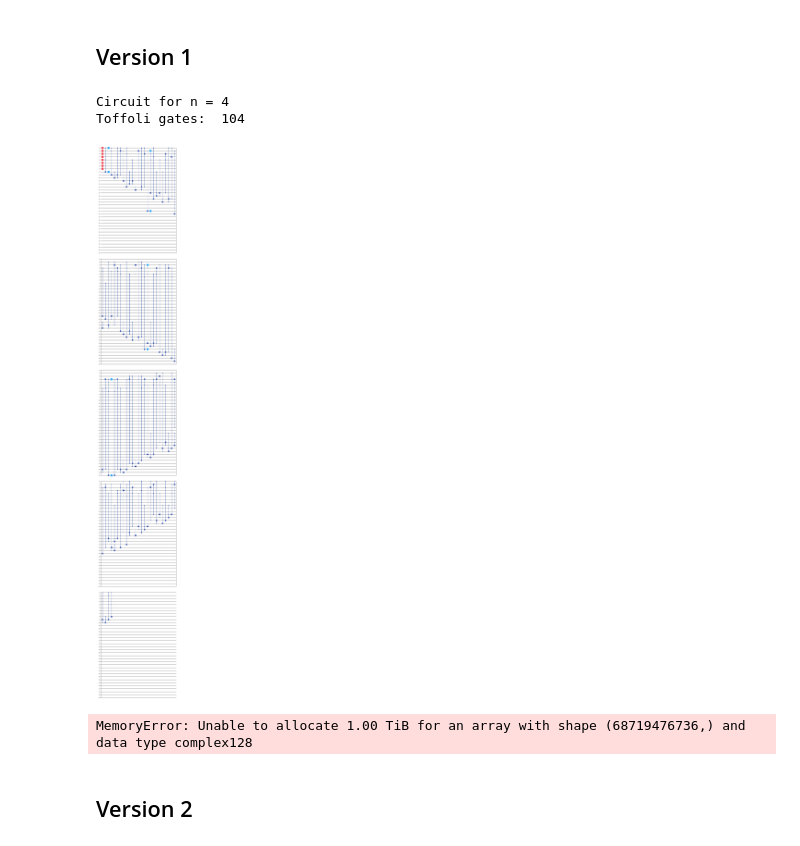
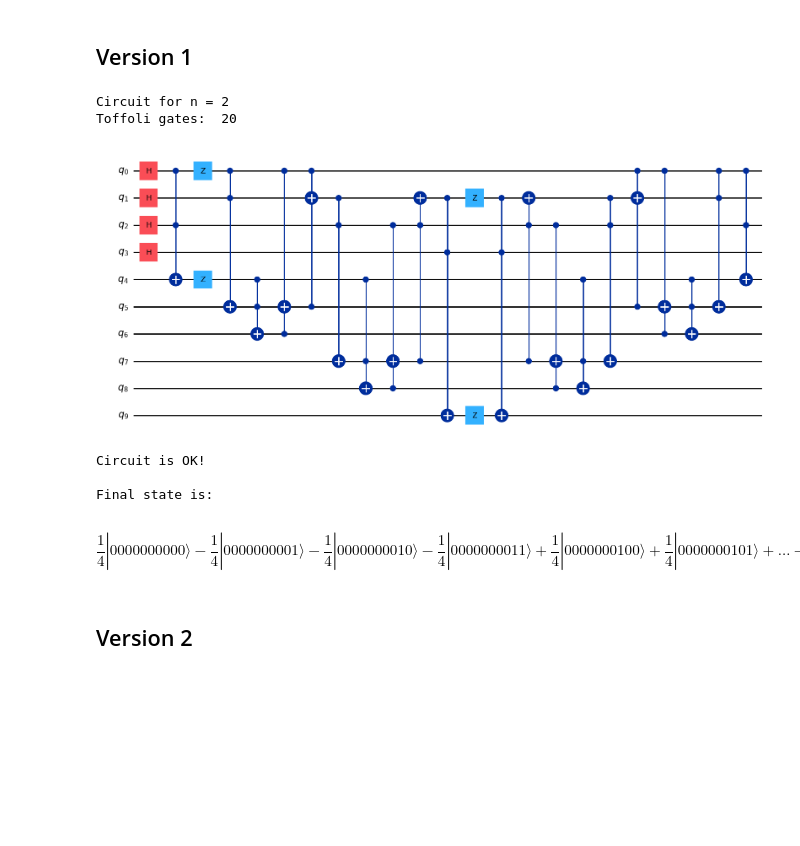
Before and after one commit to guilhermebaos/QUARMEN-Lessons, a Jupyter notebook: Quantum Algorithms/01-Homework01.ipynb, the cells around one changed output. Drawn from its saved outputs; the diff is of its cells as text; code cells hidden in the pictures; blank space fills up the shorter version.

```diff
--- a/Quantum Algorithms/01-Homework01.ipynb
+++ b/Quantum Algorithms/01-Homework01.ipynb
@@ -83,7 +85,7 @@ def test(qc, n):
 ## Version 1
 # %%
 # ----- PARAMETERS -----
-n = 4
+n = 2
 m = 2 * n**2 - n
 
 nq = 2 * n + m
@@ -145,45 +147,48 @@ for i in range(n):
 
 
         # Set all future xj = 0 if yi = 1 and xi is not 1
         qc.ccx(yi, xj, anc)
         revert += [(yi, xj, anc)]
         anc += 1
 
         qc.ccx(anc11, anc-1, anc)
         revert += [(anc11, anc-1, anc)]
         anc += 1
 
         qc.ccx(yi, anc-1, anc-2)
         revert += [(yi, anc-1, anc-2)]
 
         qc.ccx(yi, anc-2, xj)
         revert += [(yi, anc-2, xj)]
 
 
 
 # Revert Toffoli gates
 for item in revert[::-1]:
     qc.ccx(item[0], item[1], item[2])
 
 
 
 # ----- VISUALIZATION -----
 print(f"Circuit for n = {n}")
 print("Toffoli gates: ", len(revert) * 2)
 qc.draw('mpl')
 # %% [output]
-Circuit for n = 4
-Toffoli gates:  104
+Circuit for n = 2
+Toffoli gates:  20
-[figure, old version]
+[figure, new version]
 # %%
-state, ok = test(qc, n)
+state, ok = test(qc, nq, n)
 
 print(f"Circuit is {'OK!' if ok else "Not OK :("}\n")
 
 print("Final state is:")
 state.draw("latex")
 # %% [output]
-MemoryError: Unable to allocate 1.00 TiB for an array with shape (68719476736,) and data type complex128
+Circuit is OK!
+
+Final state is:
+$$\frac{1}{4} |0000000000\rangle- \frac{1}{4} |0000000001\rangle- \frac{1}{4} |0000000010\rangle- \frac{1}{4} |0000000011\rangle+\frac{1}{4} |0000000100\rangle+\frac{1}{4} |0000000101\rangle + \ldots - \frac{1}{4} |0000001011\rangle+\frac{1}{4} |0000001100\rangle+\frac{1}{4} |0000001101\rangle+\frac{1}{4} |0000001110\rangle+\frac{1}{4} |0000001111\rangle$$
 # %% [markdown]
 ## Version 2
 # %%
```
Also changed, not shown: parts of 3 cells of this notebook.
